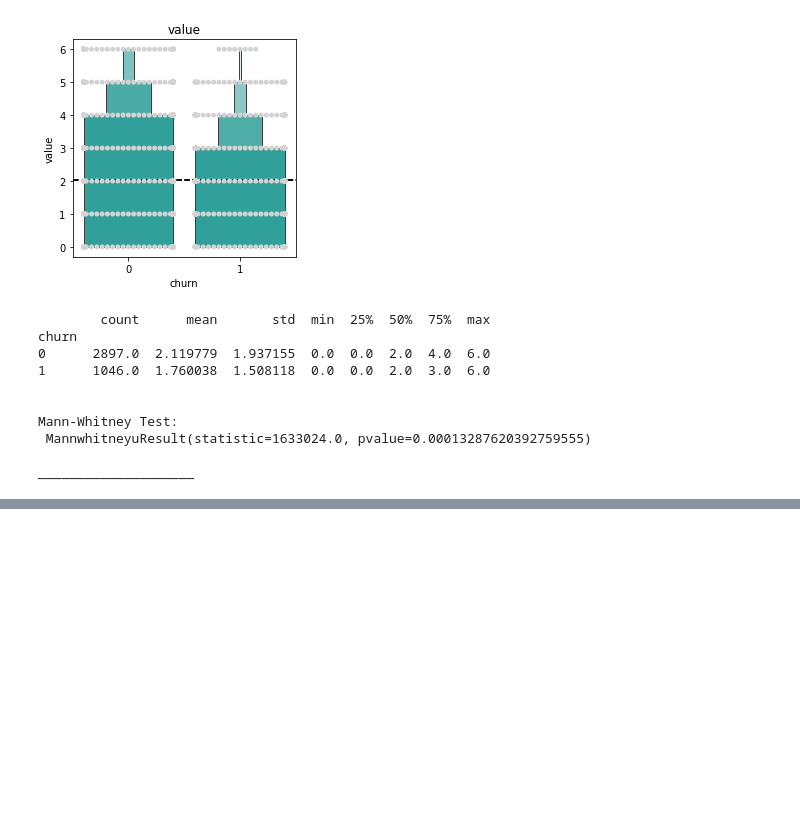
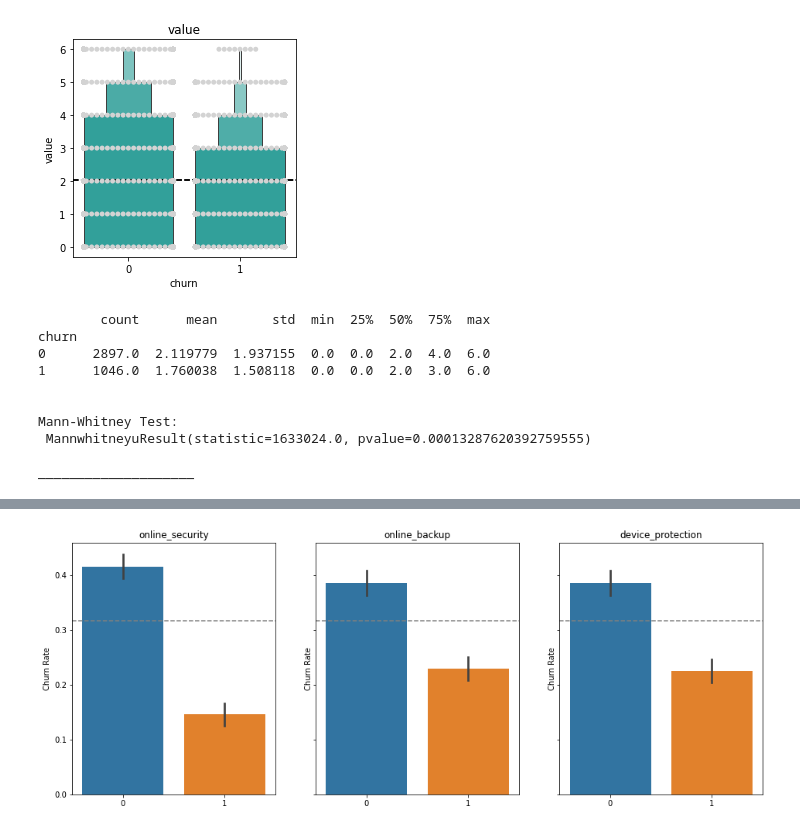
Before and after one commit to mdalton87/classification-exercises, a Jupyter notebook: classification_project/churn_exploratory_notebook.ipynb, the cells around one changed output, grey strips where cells are left out. Saved outputs shown, nothing was run; the diff lists cells and outputs as text; code cells hidden in the pictures; blank space fills up the shorter version.

Commit message:
completed churn classification  project

```diff
--- a/classification_project/churn_exploratory_notebook.ipynb
+++ b/classification_project/churn_exploratory_notebook.ipynb
@@ -264,3 +264,10 @@ Mann-Whitney Test:
  MannwhitneyuResult(statistic=1633024.0, pvalue=0.00013287620392759555)
 
 ____________________
+# %%
+# Cleaning train, validate and test.
+
+# only need customers with internet service
+train = train[train.internet_service_type != 'None']
+validate = validate[validate.internet_service_type != 'None']
+test = test[test.internet_service_type != 'None']
@@ -266,0 +278,11 @@ ____________________
+# %%
+# Unecessary information for statistics and modeling
+
+dropcols = ['internet_service_type','senior_citizen','partner','dependents','tenure','phone_service','multiple_lines','paperless_billing','monthly_charges','total_charges','contract_type','payment_type','gender_male','one_year_contract','two_year_contract','credit_card_payment','e_check_payment','mailed_check_payment']
+train = train.drop(columns=dropcols)
+validate = validate.drop(columns=dropcols)
+test = test.drop(columns=dropcols)
+# %%
+train.set_index('customer_id')
+validate.set_index('customer_id')
+test.set_index('customer_id')
@@ -266,0 +310,7 @@ ____________________
+# %%
+# adding the column n_services: the sum of all of the extra internet services:
+#     "online_security, online_backup, device_protection, tech_support, streaming_tv, and streaming_movies"
+
+train = train.assign(n_services = train[train.columns[1:7]].sum(axis=1))
+validate = validate.assign(n_services = validate[validate.columns[1:7]].sum(axis=1))
+test = test.assign(n_services = test[test.columns[1:7]].sum(axis=1))
@@ -266,0 +335,12 @@ ____________________
+# %%
+features = ['online_security', 'online_backup', 'device_protection']
+
+_, ax = plt.subplots(nrows=1, ncols=3, figsize=(16, 6), sharey=True)
+for i, feature in enumerate(features):
+    sns.barplot(feature, 'churn', data=train, ax=ax[i])
+    ax[i].set_xlabel('')
+    ax[i].set_ylabel('Churn Rate')
+    ax[i].set_title(feature)
+    ax[i].axhline(train.churn.mean(), ls='--', color='grey')
+# %% [output]
+[figure, added]
```
Also changed, not shown: parts of 21 cells of this notebook, 8 other files.
